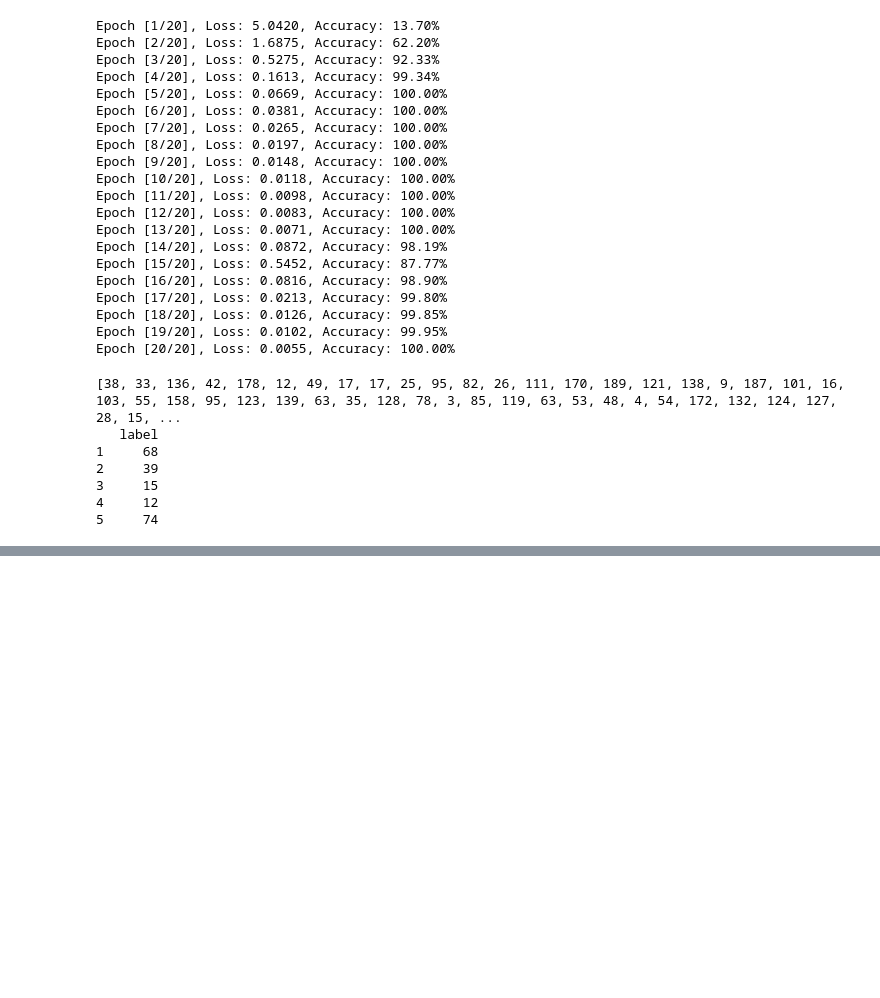
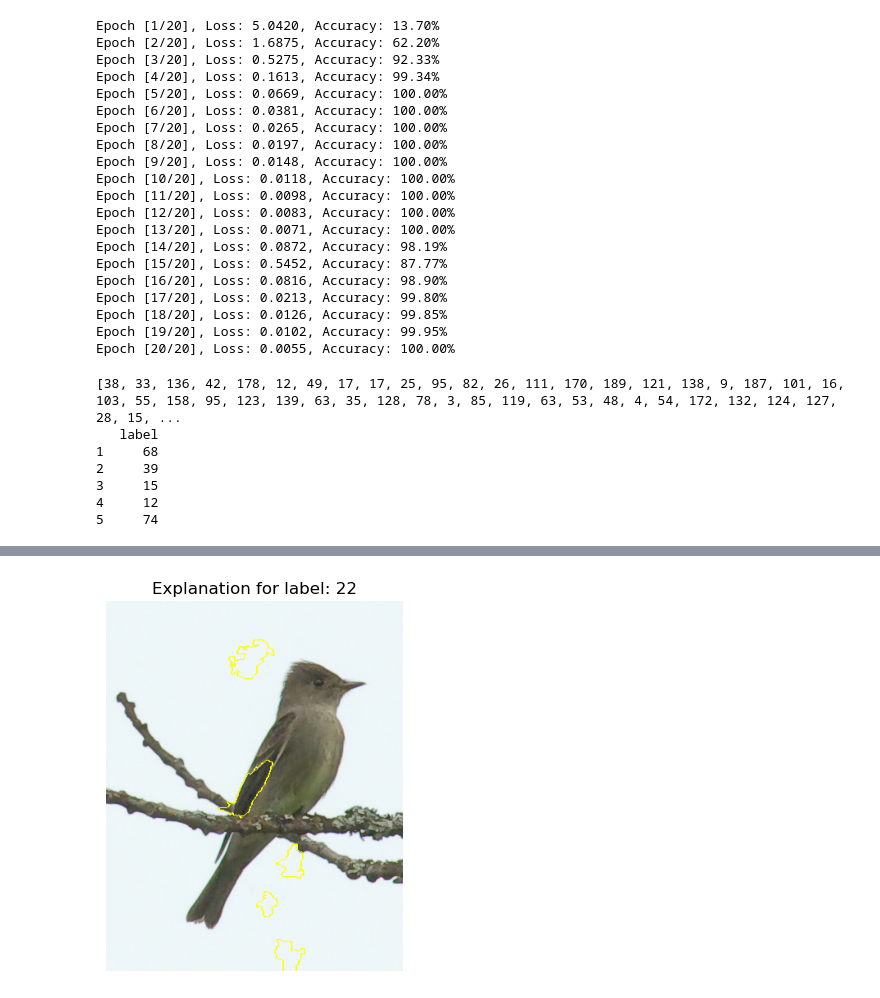
Before and after one commit to christinaperdue/AML2024-Feather-in-Focus, a Jupyter notebook: christries.ipynb, the cells around one changed output, grey strips where cells are left out. Saved outputs shown, nothing was run; the diff lists cells and outputs as text; code cells hidden in the pictures; blank space fills up the shorter version.

Commit message:
LIME addition to christries

```diff
--- a/christries.ipynb
+++ b/christries.ipynb
@@ -467,0 +364,76 @@ NameError: name 'explanation' is not defined
+# %%
+#LIME Setup
+
+# Import necessary libraries
+import torch
+from torchvision import models, transforms
+from PIL import Image
+import numpy as np
+from lime import lime_image
+from skimage.segmentation import mark_boundaries
+
+# Step 1: Load the saved model
+model = models.resnet18(pretrained=False)
+model.load_state_dict(torch.load('christinaperdue_net.pth', map_location=torch.device('cpu')))
+model.eval()  # Set the model to evaluation mode
+
+# Step 2: Define the image preprocessing pipeline
+preprocess = transforms.Compose([
+    transforms.Resize((224, 224)),  # Resize to match ResNet input size
+    transforms.ToTensor(),
+    transforms.Normalize(mean=[0.485, 0.456, 0.406], std=[0.229, 0.224, 0.225])  # Normalization
+])
+
+# Step 3: Load and preprocess the image
+test_image_path = 'data/test_images/test_images/39.jpg'
+image = Image.open(test_image_path).convert('RGB')
+input_tensor = preprocess(image).unsqueeze(0)  # Add batch dimension
+
+# Step 4: Define the prediction function
+def predict_function(images):
+    """
+    LIME expects a NumPy array as input.
+    This function converts images back to PyTorch tensors, predicts, and outputs probabilities.
+    """
+    images = torch.tensor(images).permute(0, 3, 1, 2)  # Convert to (batch, channels, height, width)
+    images = images.float() / 255  # Scale pixel values to [0, 1]
+
+    # Normalize images like in preprocessing
+    for i in range(images.shape[0]):
+        images[i] = transforms.Normalize(mean=[0.485, 0.456, 0.406], std=[0.229, 0.224, 0.225])(images[i])
+
+    with torch.no_grad():
+        outputs = model(images)  # Get logits
+        probabilities = torch.nn.functional.softmax(outputs, dim=1)  # Convert to probabilities
+    return probabilities.numpy()
+
+# Step 5: Initialize LIME explainer
+explainer = lime_image.LimeImageExplainer()
+
+# Step 6: Generate explanation
+explanation = explainer.explain_instance(
+    np.array(image),  # Pass the image as a NumPy array
+    predict_function,  # The prediction function
+    top_labels=5,  # Number of top labels to explain
+    hide_color=0,  # Hide regions with zero color
+    num_samples=1000  # Number of perturbed samples
+)
+
+# Step 7: Visualize the explanation
+from matplotlib import pyplot as plt
+
+# Choose the label to visualize
+label = explanation.top_labels[0]
+temp, mask = explanation.get_image_and_mask(
+    label,
+    positive_only=True,
+    num_features=5,
+    hide_rest=False
+)
+
+# Display the explanation
+plt.imshow(mark_boundaries(temp / 255.0, mask))
+plt.title(f"Explanation for label: {label}")
+plt.axis('off')
+plt.show()
+# %% [output]
@@ -467,0 +452 @@ NameError: name 'explanation' is not defined
+[figure, added]
```
Also changed, not shown: parts of 7 cells of this notebook.
